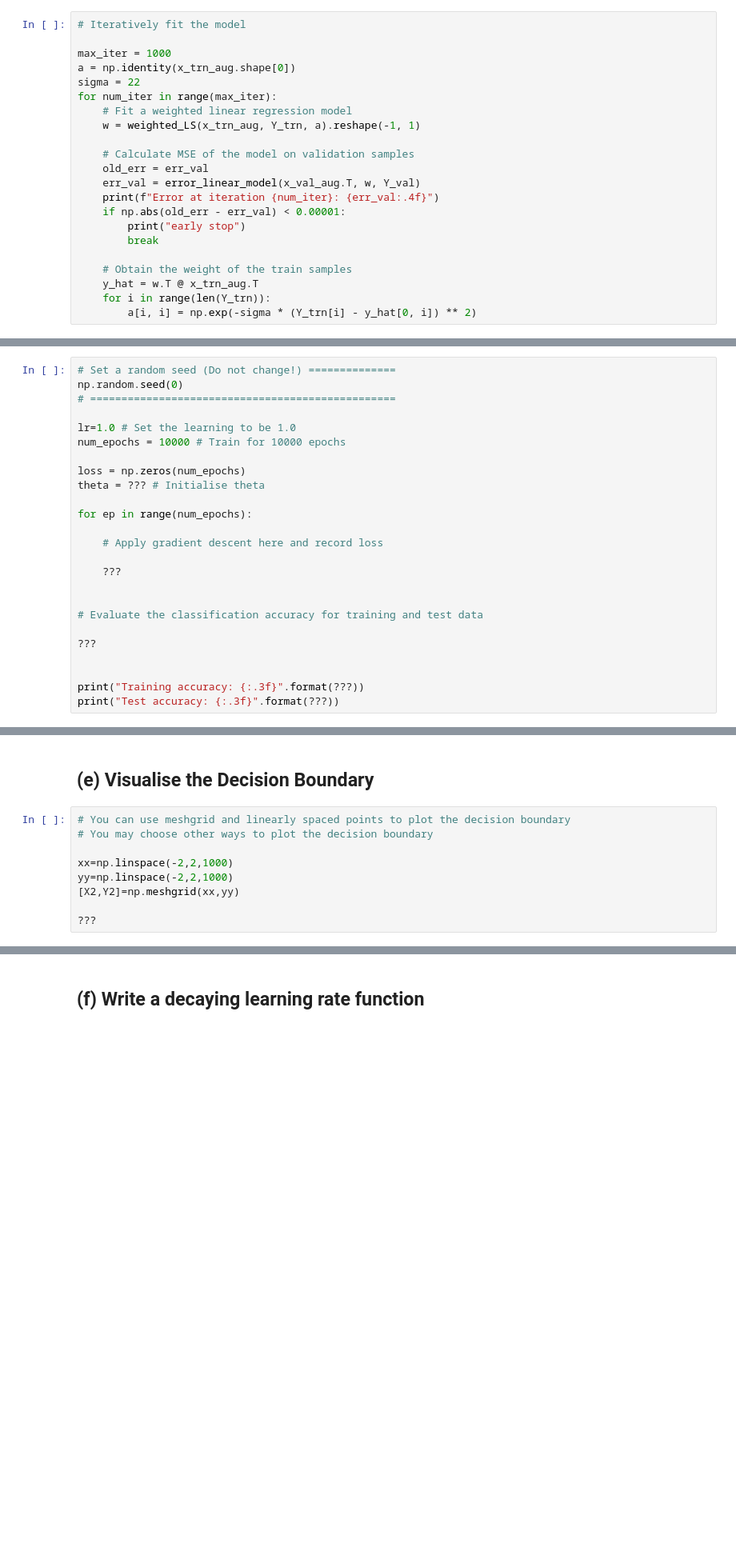
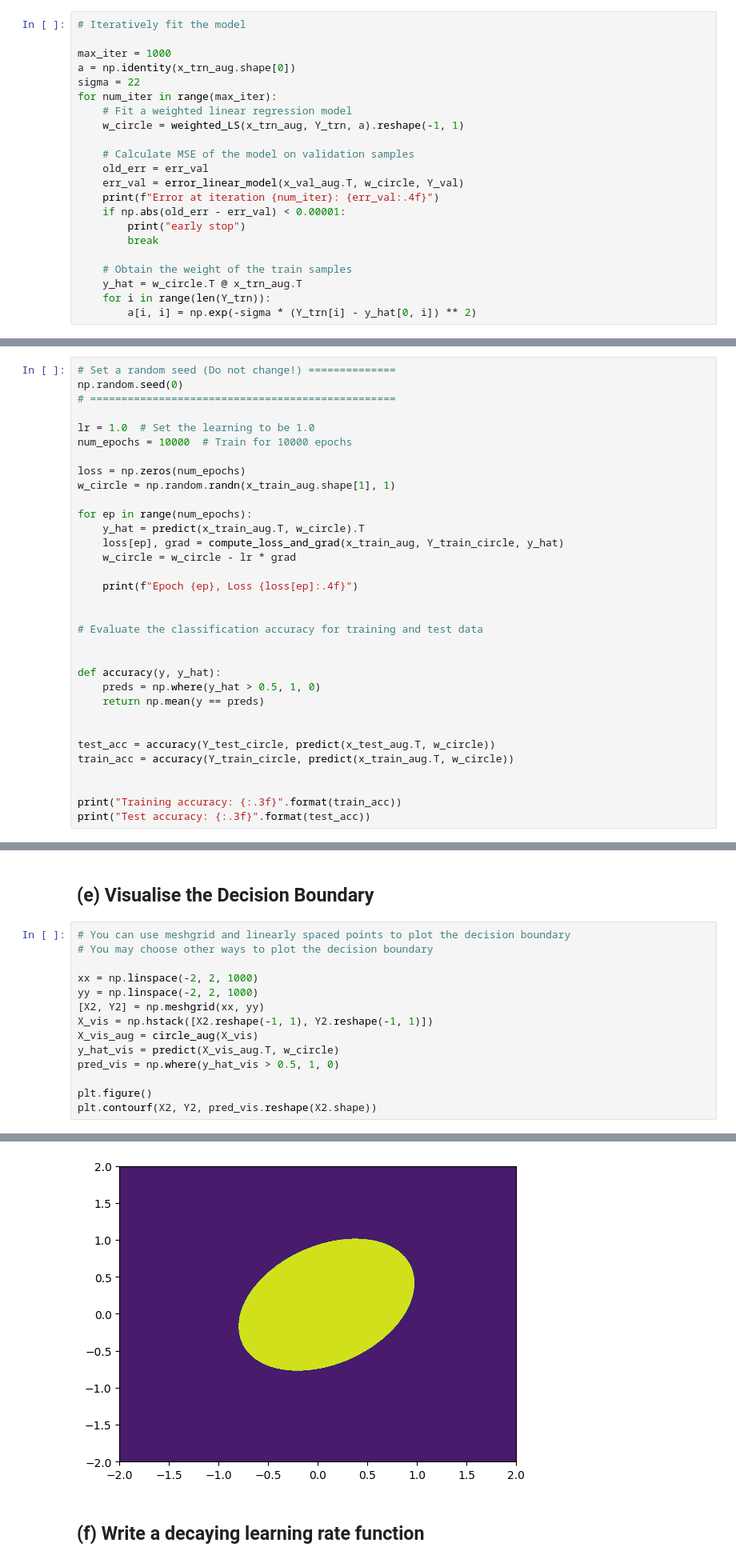
Before and after one commit to sqooid/ece4179-neural-networks, a Jupyter notebook: assignment/Task_1_Student.ipynb, the cells around one changed output, grey strips where cells are left out. Shown at 80% size. Drawn from its saved outputs; the diff is of its cells as text; blank space fills up the shorter version.

```diff
--- a/assignment/Task_1_Student.ipynb
+++ b/assignment/Task_1_Student.ipynb
@@ -143,18 +143,18 @@ a = np.identity(x_trn_aug.shape[0])
 sigma = 22
 for num_iter in range(max_iter):
     # Fit a weighted linear regression model
-    w = weighted_LS(x_trn_aug, Y_trn, a).reshape(-1, 1)
+    w_circle = weighted_LS(x_trn_aug, Y_trn, a).reshape(-1, 1)
 
     # Calculate MSE of the model on validation samples
     old_err = err_val
-    err_val = error_linear_model(x_val_aug.T, w, Y_val)
+    err_val = error_linear_model(x_val_aug.T, w_circle, Y_val)
     print(f"Error at iteration {num_iter}: {err_val:.4f}")
     if np.abs(old_err - err_val) < 0.00001:
         print("early stop")
         break
 
     # Obtain the weight of the train samples
-    y_hat = w.T @ x_trn_aug.T
+    y_hat = w_circle.T @ x_trn_aug.T
     for i in range(len(Y_trn)):
         a[i, i] = np.exp(-sigma * (Y_trn[i] - y_hat[0, i]) ** 2)
 # %% [output]
@@ -261,23 +277,31 @@ Let's map the samples with $x_{trans}=[x_1, x_2, x_1^2, x_2^2, x_1x_2, 1]$
 np.random.seed(0)
 # =================================================
 
-lr=1.0 # Set the learning to be 1.0
-num_epochs = 10000 # Train for 10000 epochs
+lr = 1.0  # Set the learning to be 1.0
+num_epochs = 10000  # Train for 10000 epochs
 
 loss = np.zeros(num_epochs)
-theta = ??? # Initialise theta
+w_circle = np.random.randn(x_train_aug.shape[1], 1)
 
 for ep in range(num_epochs):
+    y_hat = predict(x_train_aug.T, w_circle).T
+    loss[ep], grad = compute_loss_and_grad(x_train_aug, Y_train_circle, y_hat)
+    w_circle = w_circle - lr * grad
 
-    # Apply gradient descent here and record loss
-
-    ???
+    print(f"Epoch {ep}, Loss {loss[ep]:.4f}")
 
 
 # Evaluate the classification accuracy for training and test data
 
-???
+
+def accuracy(y, y_hat):
+    preds = np.where(y_hat > 0.5, 1, 0)
+    return np.mean(y == preds)
 
 
-print("Training accuracy: {:.3f}".format(???))
-print("Test accuracy: {:.3f}".format(???))
+test_acc = accuracy(Y_test_circle, predict(x_test_aug.T, w_circle))
+train_acc = accuracy(Y_train_circle, predict(x_train_aug.T, w_circle))
+
+
+print("Training accuracy: {:.3f}".format(train_acc))
+print("Test accuracy: {:.3f}".format(test_acc))
@@ -288,8 +330,14 @@ print("Test accuracy: {:.3f}".format(???))
 # You can use meshgrid and linearly spaced points to plot the decision boundary
 # You may choose other ways to plot the decision boundary
 
-xx=np.linspace(-2,2,1000)
-yy=np.linspace(-2,2,1000)
-[X2,Y2]=np.meshgrid(xx,yy)
+xx = np.linspace(-2, 2, 1000)
+yy = np.linspace(-2, 2, 1000)
+[X2, Y2] = np.meshgrid(xx, yy)
+X_vis = np.hstack([X2.reshape(-1, 1), Y2.reshape(-1, 1)])
+X_vis_aug = circle_aug(X_vis)
+y_hat_vis = predict(X_vis_aug.T, w_circle)
+pred_vis = np.where(y_hat_vis > 0.5, 1, 0)
 
-???
+plt.figure()
+plt.contourf(X2, Y2, pred_vis.reshape(X2.shape))
+# %% [output]
@@ -296,3 +345,4 @@ yy=np.linspace(-2,2,1000)
+[figure, added]
 # %% [markdown]
 ## (f) Write a decaying learning rate function
 # %%
```
Also changed, not shown: parts of 7 cells of this notebook.
